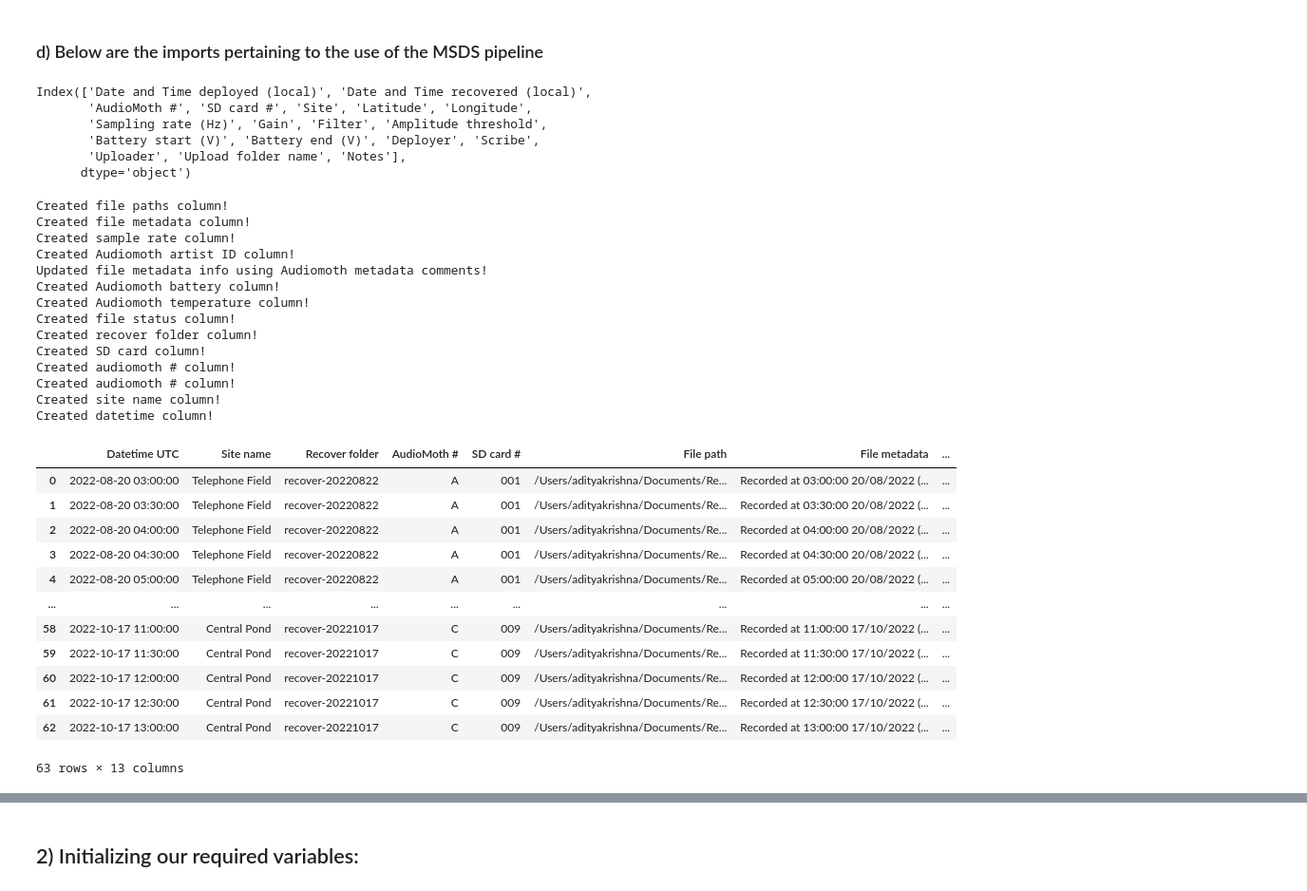
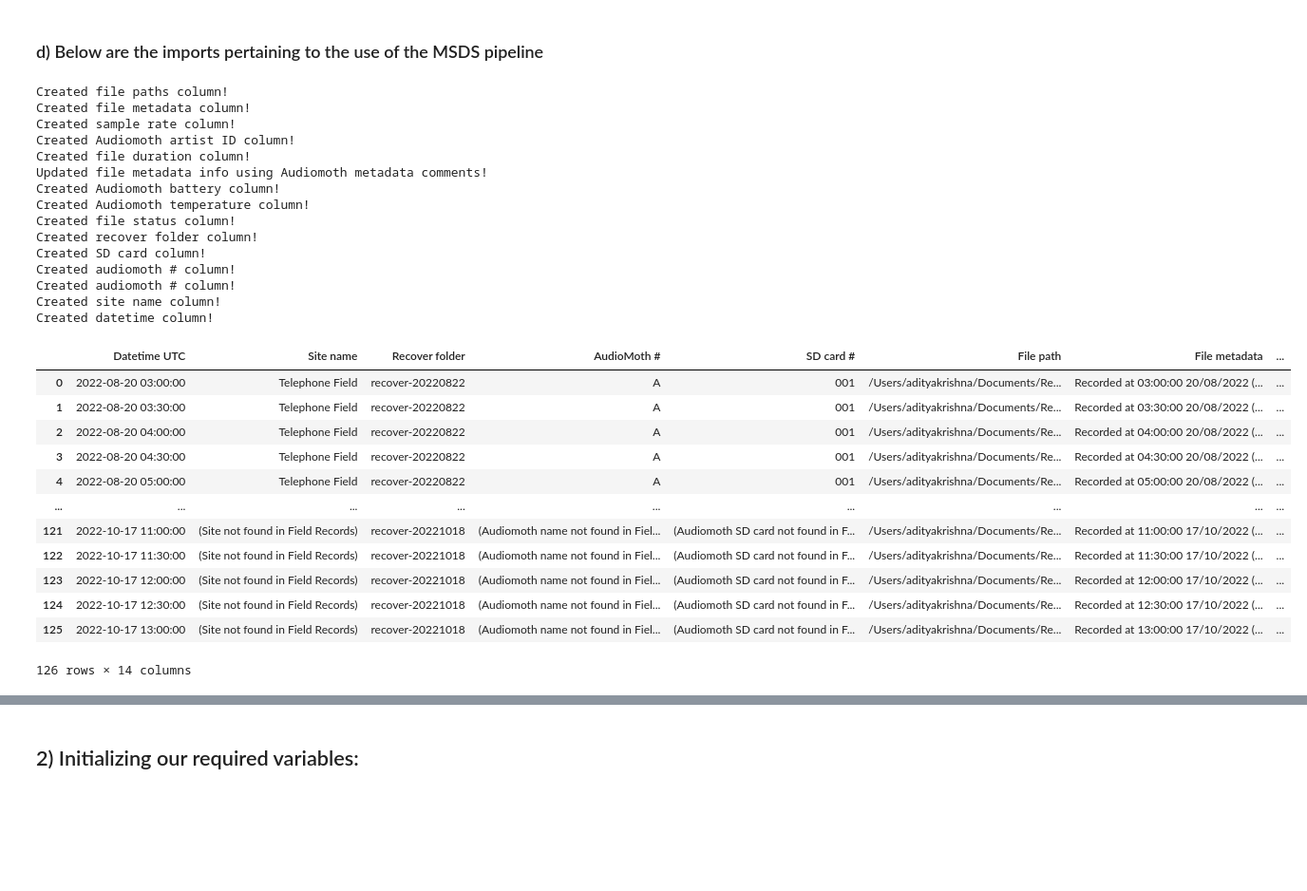
Before and after one commit to uw-echospace/bat-detector-msds, a Jupyter notebook: notebooks/test_batdetect2_pipeline.ipynb, the cells around one changed output, grey strips where cells are left out. Shown at 95% size. Drawn from its saved outputs; the diff is of its cells as text; code cells hidden in the pictures; blank space fills up the shorter version.

```diff
--- a/notebooks/test_batdetect2_pipeline.ipynb
+++ b/notebooks/test_batdetect2_pipeline.ipynb
@@ -42,46 +42,34 @@ cfg = dict()
 cfg["input_dir"] = f'{Path.home()}/Documents/Research/Symposium/Recordings'
 cfg["output_dir"] = Path("../output_dir")
 cfg["csv_name"] = "wav_files_test_record.csv"
-# %%
-batdetect2_pipeline.get_field_records(Path('../field_records/ubna_2022b.csv')).columns
-# %% [output]
-Index(['Date and Time deployed (local)', 'Date and Time recovered (local)',
-       'AudioMoth #', 'SD card #', 'Site', 'Latitude', 'Longitude',
-       'Sampling rate (Hz)', 'Gain', 'Filter', 'Amplitude threshold',
-       'Battery start (V)', 'Battery end (V)', 'Deployer', 'Scribe',
-       'Uploader', 'Upload folder name', 'Notes'],
-      dtype='object')
 # %%
-files_df = file_dealer.generate_files_df(cfg)
+file_dealer.generate_files_df(cfg)
 # %% [output]
 Created file paths column!
 Created file metadata column!
 Created sample rate column!
 Created Audiomoth artist ID column!
+Created file duration column!
 Updated file metadata info using Audiomoth metadata comments!
 Created Audiomoth battery column!
 Created Audiomoth temperature column!
 Created file status column!
 Created recover folder column!
 Created SD card column!
 Created audiomoth # column!
 Created audiomoth # column!
 Created site name column!
 Created datetime column!
+|  | Datetime UTC | Site name | Recover folder | AudioMoth # | SD card # | File path | File metadata | ... |
+| 0 | 2022-08-20 03:00:00 | Telephone Field | recover-20220822 | A | 001 | /Users/adityakrishna/Documents/Re... | Recorded at 03:00:00 20/08/2022 (... | ... |
+| 1 | 2022-08-20 03:30:00 | Telephone Field | recover-20220822 | A | 001 | /Users/adityakrishna/Documents/Re... | Recorded at 03:30:00 20/08/2022 (... | ... |
+| 2 | 2022-08-20 04:00:00 | Telephone Field | recover-20220822 | A | 001 | /Users/adityakrishna/Documents/Re... | Recorded at 04:00:00 20/08/2022 (... | ... |
+| 3 | 2022-08-20 04:30:00 | Telephone Field | recover-20220822 | A | 001 | /Users/adityakrishna/Documents/Re... | Recorded at 04:30:00 20/08/2022 (... | ... |
+| 4 | 2022-08-20 05:00:00 | Telephone Field | recover-20220822 | A | 001 | /Users/adityakrishna/Documents/Re... | Recorded at 05:00:00 20/08/2022 (... | ... |
+| ... | ... | ... | ... | ... | ... | ... | ... | ... |
+| 121 | 2022-10-17 11:00:00 | (Site not found in Field Records) | recover-20221018 | (Audiomoth name not found in Fiel... | (Audiomoth SD card not found in F... | /Users/adityakrishna/Documents/Re... | Recorded at 11:00:00 17/10/2022 (... | ... |
+| 122 | 2022-10-17 11:30:00 | (Site not found in Field Records) | recover-20221018 | (Audiomoth name not found in Fiel... | (Audiomoth SD card not found in F... | /Users/adityakrishna/Documents/Re... | Recorded at 11:30:00 17/10/2022 (... | ... |
+| 123 | 2022-10-17 12:00:00 | (Site not found in Field Records) | recover-20221018 | (Audiomoth name not found in Fiel... | (Audiomoth SD card not found in F... | /Users/adityakrishna/Documents/Re... | Recorded at 12:00:00 17/10/2022 (... | ... |
+| 124 | 2022-10-17 12:30:00 | (Site not found in Field Records) | recover-20221018 | (Audiomoth name not found in Fiel... | (Audiomoth SD card not found in F... | /Users/adityakrishna/Documents/Re... | Recorded at 12:30:00 17/10/2022 (... | ... |
+| 125 | 2022-10-17 13:00:00 | (Site not found in Field Records) | recover-20221018 | (Audiomoth name not found in Fiel... | (Audiomoth SD card not found in F... | /Users/adityakrishna/Documents/Re... | Recorded at 13:00:00 17/10/2022 (... | ... |
+126 rows × 14 columns
-# %%
-files_with_location = files_df.loc[files_df["Site name"] != "(Site not found in Field Records)"]
-files_with_location
-# %% [output]
-|  | Datetime UTC | Site name | Recover folder | AudioMoth # | SD card # | File path | File metadata | ... |
-| 0 | 2022-08-20 03:00:00 | Telephone Field | recover-20220822 | A | 001 | /Users/adityakrishna/Documents/Re... | Recorded at 03:00:00 20/08/2022 (... | ... |
-| 1 | 2022-08-20 03:30:00 | Telephone Field | recover-20220822 | A | 001 | /Users/adityakrishna/Documents/Re... | Recorded at 03:30:00 20/08/2022 (... | ... |
-| 2 | 2022-08-20 04:00:00 | Telephone Field | recover-20220822 | A | 001 | /Users/adityakrishna/Documents/Re... | Recorded at 04:00:00 20/08/2022 (... | ... |
-| 3 | 2022-08-20 04:30:00 | Telephone Field | recover-20220822 | A | 001 | /Users/adityakrishna/Documents/Re... | Recorded at 04:30:00 20/08/2022 (... | ... |
-| 4 | 2022-08-20 05:00:00 | Telephone Field | recover-20220822 | A | 001 | /Users/adityakrishna/Documents/Re... | Recorded at 05:00:00 20/08/2022 (... | ... |
-| ... | ... | ... | ... | ... | ... | ... | ... | ... |
-| 58 | 2022-10-17 11:00:00 | Central Pond | recover-20221017 | C | 009 | /Users/adityakrishna/Documents/Re... | Recorded at 11:00:00 17/10/2022 (... | ... |
-| 59 | 2022-10-17 11:30:00 | Central Pond | recover-20221017 | C | 009 | /Users/adityakrishna/Documents/Re... | Recorded at 11:30:00 17/10/2022 (... | ... |
-| 60 | 2022-10-17 12:00:00 | Central Pond | recover-20221017 | C | 009 | /Users/adityakrishna/Documents/Re... | Recorded at 12:00:00 17/10/2022 (... | ... |
-| 61 | 2022-10-17 12:30:00 | Central Pond | recover-20221017 | C | 009 | /Users/adityakrishna/Documents/Re... | Recorded at 12:30:00 17/10/2022 (... | ... |
-| 62 | 2022-10-17 13:00:00 | Central Pond | recover-20221017 | C | 009 | /Users/adityakrishna/Documents/Re... | Recorded at 13:00:00 17/10/2022 (... | ... |
-63 rows × 13 columns
```
Also changed, not shown: parts of 4 cells of this notebook, 2 other files.
